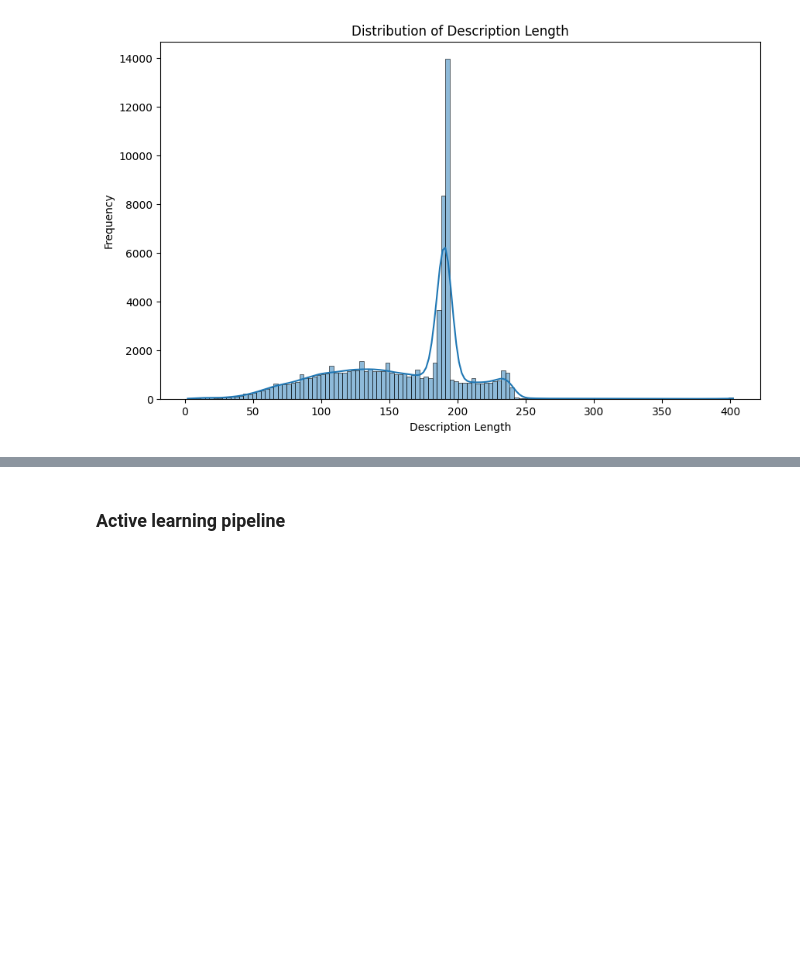
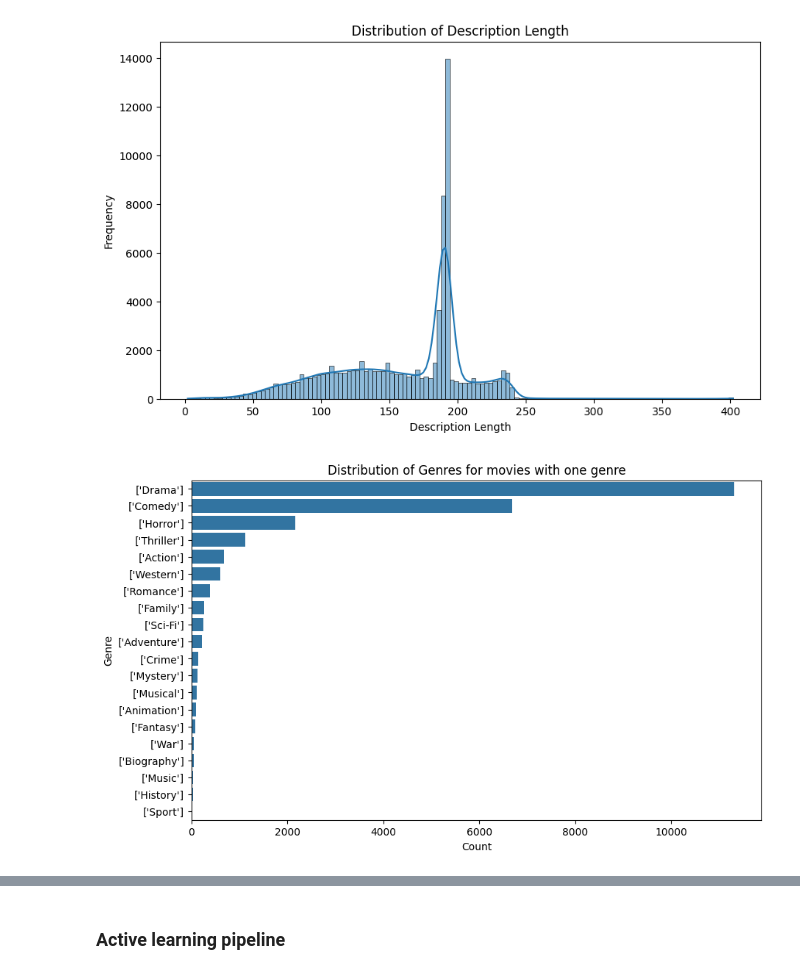
Before and after one commit to yarden4998/DataAnalysisAndVisualizationProject, a Jupyter notebook: dataanalysisvisualizationfiles/research/code/explore_datasets.ipynb, the cells around one changed output, grey strips where cells are left out. Cells and saved outputs as stored; diff of their text form; code cells hidden in the pictures; blank space fills up the shorter version.

Commit message:
explore genre distribution over the dataset

```diff
--- a/dataanalysisvisualizationfiles/research/code/explore_datasets.ipynb
+++ b/dataanalysisvisualizationfiles/research/code/explore_datasets.ipynb
@@ -406,3 +404,16 @@ plt.ylabel('Frequency')
 plt.show()
 # %% [output]
 [figure]
+# %%
+# save only rows with num genres = 1
+imdb_movies_data_one_genre = imdb_movies_data[imdb_movies_data['num_genres'] == 1]
+
+# plot distribution of the genres
+plt.figure(figsize=(10, 6))
+sns.countplot(y='genre', data=imdb_movies_data_one_genre, order=imdb_movies_data_one_genre['genre'].value_counts().index)
+plt.title('Distribution of Genres for movies with one genre')
+plt.xlabel('Count')
+plt.ylabel('Genre')
+plt.show()
+# %% [output]
+[figure, added]
```
Also changed, not shown: parts of 5 cells of this notebook.
